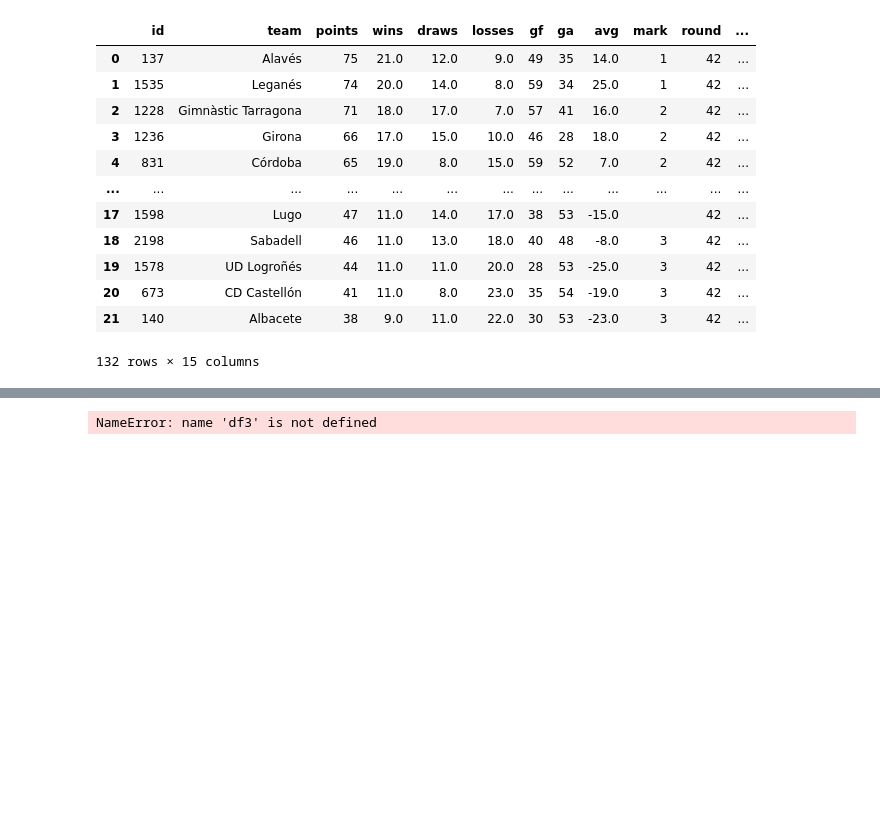
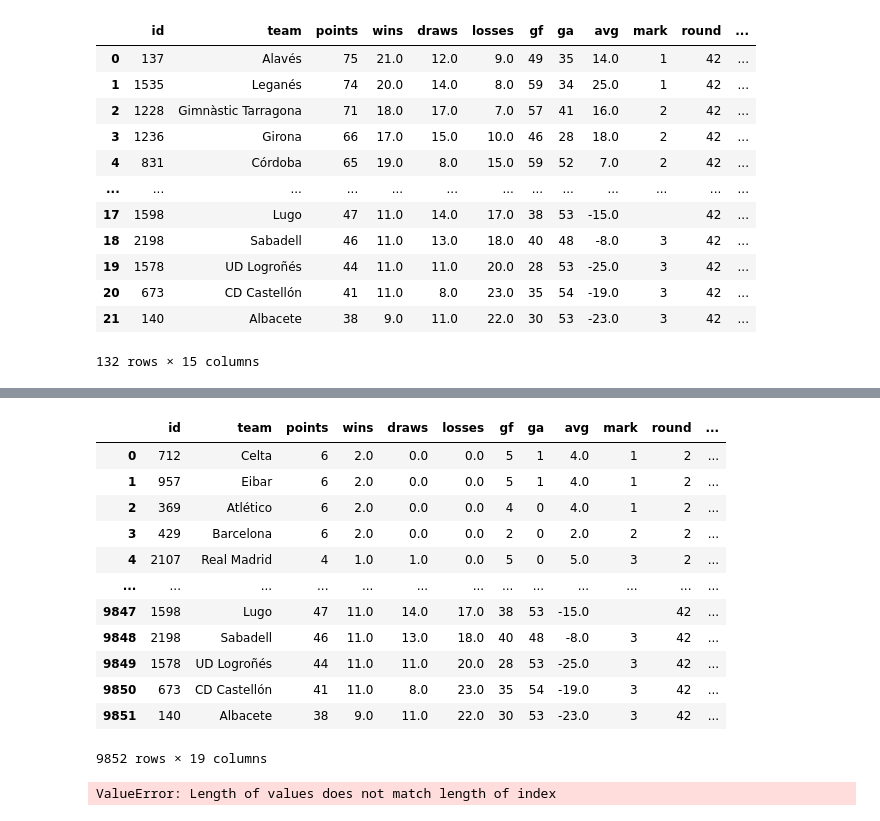
Before and after one commit to PabloMatus6/Spanish-LaLiga-Matchweek-Prediction, a Jupyter notebook: Pruebas/Training with RequestLoops .ipynb, the cells around one changed output, grey strips where cells are left out. Saved outputs shown, nothing was run; the diff lists cells and outputs as text; code cells hidden in the pictures; blank space fills up the shorter version.

```diff
--- a/Pruebas/Training with RequestLoops .ipynb
+++ b/Pruebas/Training with RequestLoops .ipynb
@@ -609,2 +664,17 @@ df5['pos_retardo_1'] = pos_t_1
 # %%
 new_df5 = df5[df5['pos_retardo_1'] != 0].reset_index(drop=True)
+new_df5
+# %% [output]
+|  | id | team | points | wins | draws | losses | gf | ga | avg | mark | round | ... |
+| 0 | 712 | Celta | 6 | 2.0 | 0.0 | 0.0 | 5 | 1 | 4.0 | 1 | 2 | ... |
+| 1 | 957 | Eibar | 6 | 2.0 | 0.0 | 0.0 | 5 | 1 | 4.0 | 1 | 2 | ... |
+| 2 | 369 | Atlético | 6 | 2.0 | 0.0 | 0.0 | 4 | 0 | 4.0 | 1 | 2 | ... |
+| 3 | 429 | Barcelona | 6 | 2.0 | 0.0 | 0.0 | 2 | 0 | 2.0 | 2 | 2 | ... |
+| 4 | 2107 | Real Madrid | 4 | 1.0 | 1.0 | 0.0 | 5 | 0 | 5.0 | 3 | 2 | ... |
+| ... | ... | ... | ... | ... | ... | ... | ... | ... | ... | ... | ... | ... |
+| 9847 | 1598 | Lugo | 47 | 11.0 | 14.0 | 17.0 | 38 | 53 | -15.0 |  | 42 | ... |
+| 9848 | 2198 | Sabadell | 46 | 11.0 | 13.0 | 18.0 | 40 | 48 | -8.0 | 3 | 42 | ... |
+| 9849 | 1578 | UD Logroñés | 44 | 11.0 | 11.0 | 20.0 | 28 | 53 | -25.0 | 3 | 42 | ... |
+| 9850 | 673 | CD Castellón | 41 | 11.0 | 8.0 | 23.0 | 35 | 54 | -19.0 | 3 | 42 | ... |
+| 9851 | 140 | Albacete | 38 | 9.0 | 11.0 | 22.0 | 30 | 53 | -23.0 | 3 | 42 | ... |
+9852 rows × 19 columns
@@ -615,4 +680,0 @@ df5.shift()
-# %%
-df3
-# %% [output]
-NameError: name 'df3' is not defined
@@ -620,0 +681,4 @@ df3['key'] = df3['dteam'].astype(str) + "_" + df3['round'].apply(lambda x: int(x
+# %%
+df5['pos_retardo_10'] = pos_t_10
+# %% [output]
+ValueError: Length of values does not match length of index
```
Also changed, not shown: parts of 10 cells of this notebook.
